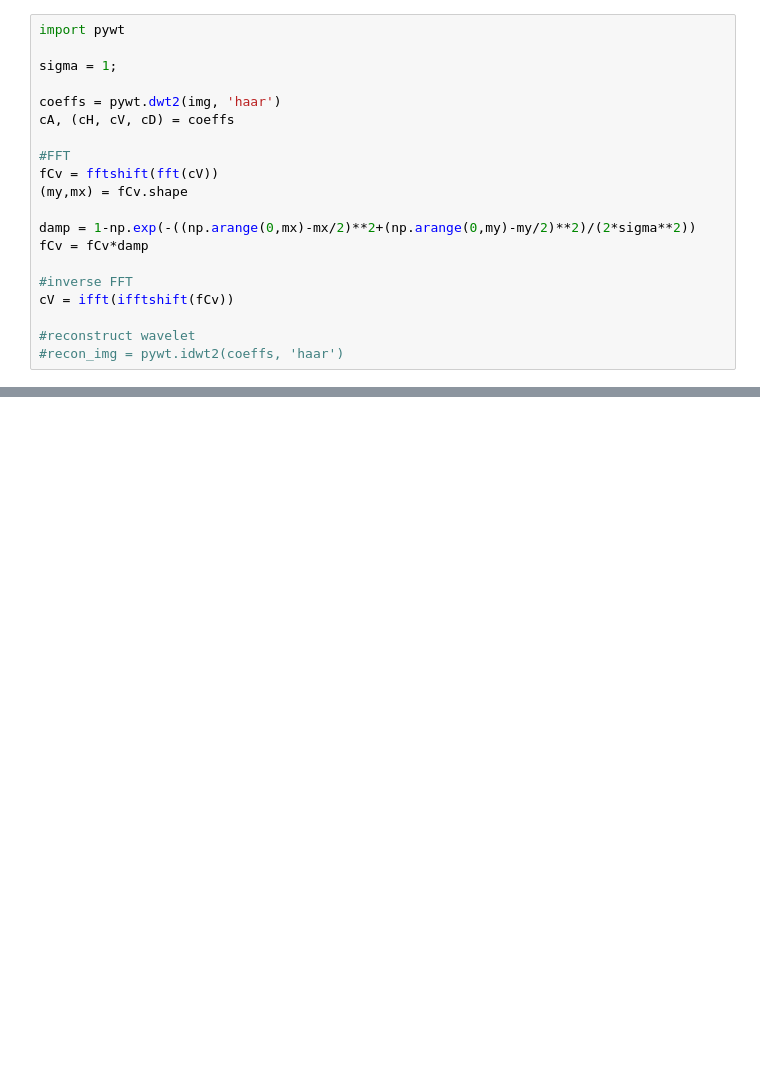
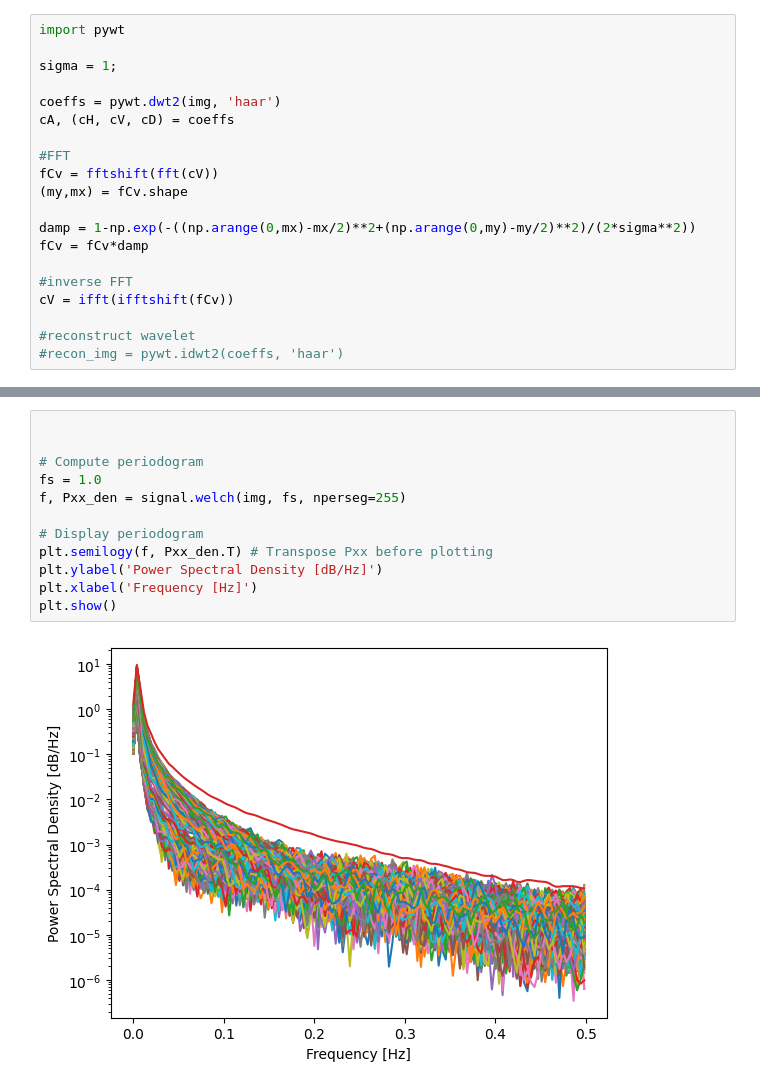
Before and after one commit to mattlitz/ndt-x-ray-image-segmentation, a Jupyter notebook: main.ipynb, the cells around one changed output, grey strips where cells are left out. Drawn from its saved outputs; the diff is of its cells as text; blank space fills up the shorter version.

```diff
--- a/main.ipynb
+++ b/main.ipynb
@@ -474,0 +510,14 @@ cV = ifft(ifftshift(fCv))
+# %%
+
+
+# Compute periodogram
+fs = 1.0
+f, Pxx_den = signal.welch(img, fs, nperseg=255)
+
+# Display periodogram
+plt.semilogy(f, Pxx_den.T) # Transpose Pxx before plotting
+plt.ylabel('Power Spectral Density [dB/Hz]')
+plt.xlabel('Frequency [Hz]')
+plt.show()
+# %% [output]
+[figure, added]
```
Also changed, not shown: parts of 8 cells of this notebook.
